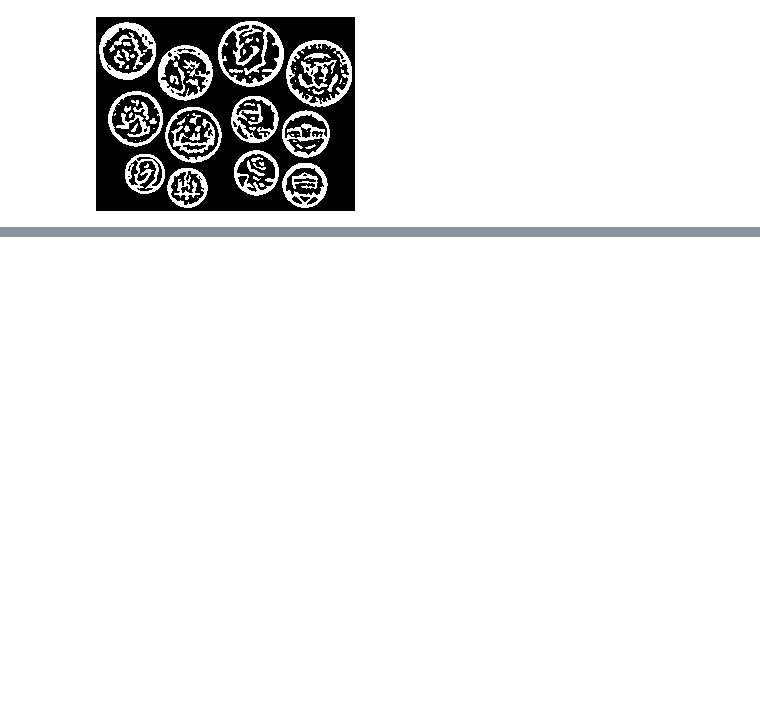
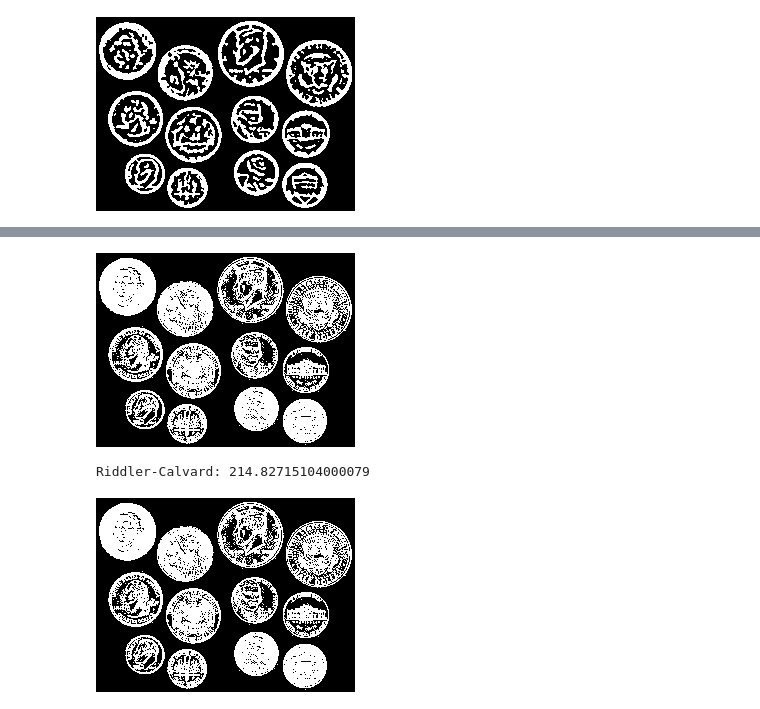
Before and after one commit to cagBRT/computer-vision, a Jupyter notebook: opencv9.ipynb, the cells around one changed output, grey strips where cells are left out. Saved outputs shown, nothing was run; the diff lists cells and outputs as text; code cells hidden in the pictures; blank space fills up the shorter version.

```diff
--- a/opencv9.ipynb
+++ b/opencv9.ipynb
@@ -61,0 +69,8 @@ cv2_imshow(thresh)
+# %%
+
+image = cv2.imread("coins.jpeg")
+image = cv2.cvtColor(image, cv2.COLOR_BGR2GRAY)
+blurred = cv2.GaussianBlur(image, (5, 5), 0)
+cv2_imshow(image)
+T = mahotas.thresholding.otsu(blurred)
+print("Otsu’s threshold: {}".format(T))
@@ -61,0 +82,21 @@ cv2_imshow(thresh)
+# %%
+thresh = image.copy()
+#Any values greater than the threshold, make white
+thresh[thresh > T] = 255
+#All other values are made 0
+thresh[thresh < 255] = 0
+#invert the threshold
+thresh = cv2.bitwise_not(thresh)
+cv2_imshow(thresh)
+
+T = mahotas.thresholding.rc(blurred)
+print("Riddler-Calvard: {}".format(T))
+thresh = image.copy()
+thresh[thresh > T] = 255
+thresh[thresh < 255] = 0
+thresh = cv2.bitwise_not(thresh)
+cv2_imshow(thresh)
+# %% [output]
+[figure, added]
+Riddler-Calvard: 214.82715104000079
+[figure, added]
```
Also changed, not shown: parts of 5 cells of this notebook.
